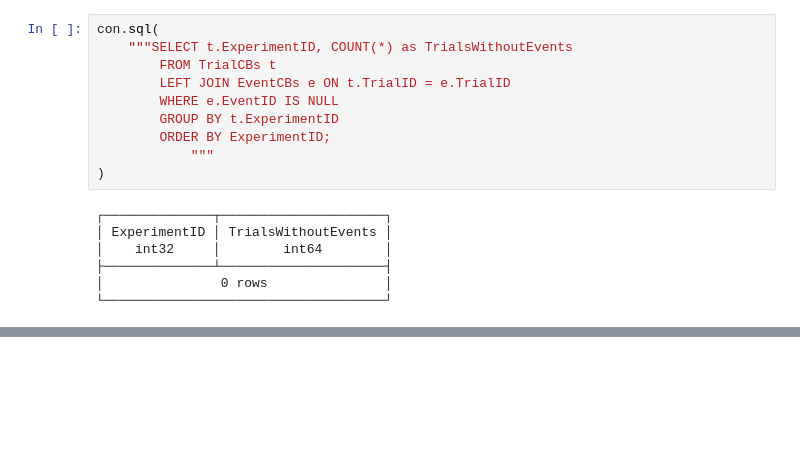
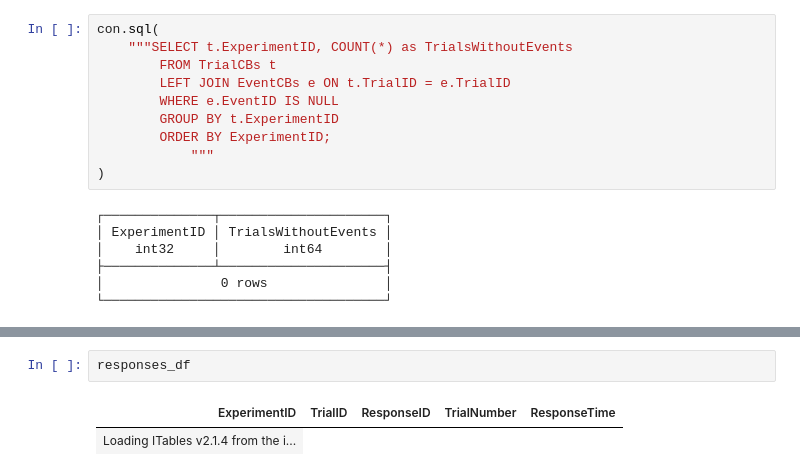
Before and after one commit to DataBooth/client-horse-logic, a Jupyter notebook: notebooks/database-checks-CB.ipynb, the cells around one changed output, grey strips where cells are left out. Saved outputs shown, nothing was run; the diff lists cells and outputs as text; blank space fills up the shorter version.

```diff
--- a/notebooks/database-checks-CB.ipynb
+++ b/notebooks/database-checks-CB.ipynb
@@ -536,0 +751,5 @@ con.sql(
+# %%
+responses_df
+# %% [output]
+| ExperimentID | TrialID | ResponseID | TrialNumber | ResponseTime |
+| Loading ITables v2.1.4 from the i... |
```
Also changed, not shown: parts of 15 cells of this notebook.
